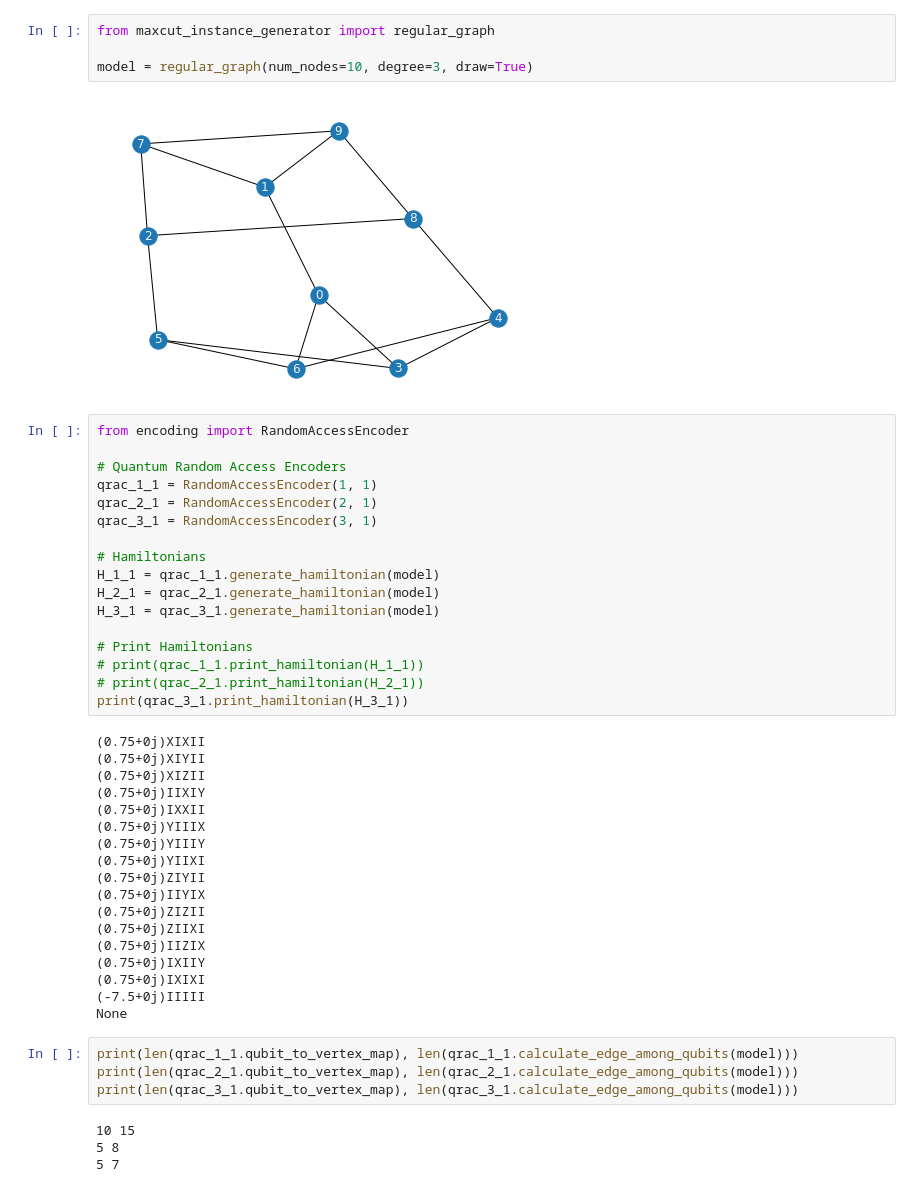
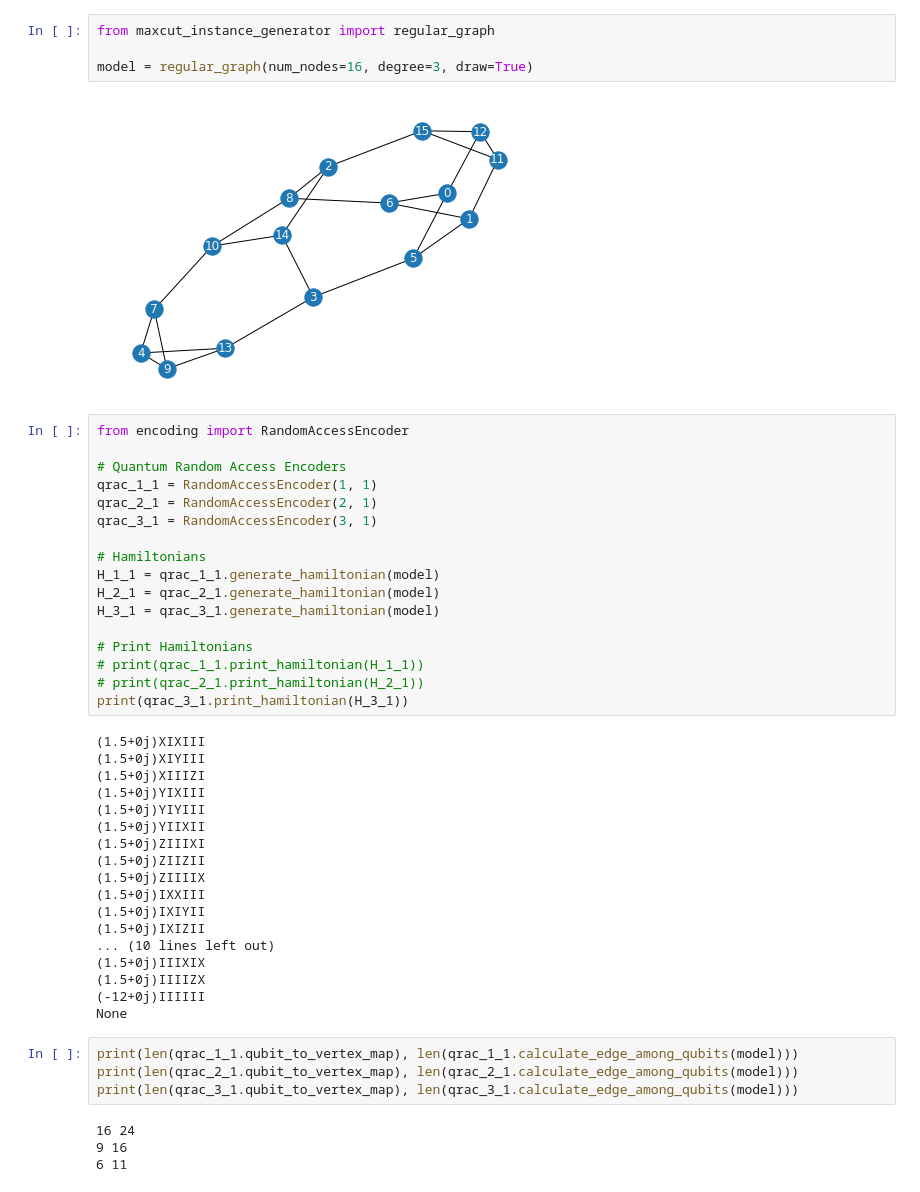
Before and after one commit to terapoon/qrao_experiment, a Jupyter notebook: qulacs/play_ground.ipynb, the cells around one changed output. Saved outputs shown, nothing was run; the diff lists cells and outputs as text.

```diff
--- a/qulacs/play_ground.ipynb
+++ b/qulacs/play_ground.ipynb
@@ -1,9 +1,9 @@
 # %%
 from maxcut_instance_generator import regular_graph
 
-model = regular_graph(num_nodes=10, degree=3, draw=True)
+model = regular_graph(num_nodes=16, degree=3, draw=True)
 # %% [output]
-[figure, old version]
+[figure, new version]
 # %%
 from encoding import RandomAccessEncoder
 
@@ -22,28 +22,28 @@ H_3_1 = qrac_3_1.generate_hamiltonian(model)
 # print(qrac_2_1.print_hamiltonian(H_2_1))
 print(qrac_3_1.print_hamiltonian(H_3_1))
 # %% [output]
-(0.75+0j)XIXII
-(0.75+0j)XIYII
-(0.75+0j)XIZII
-(0.75+0j)IIXIY
-(0.75+0j)IXXII
-(0.75+0j)YIIIX
-(0.75+0j)YIIIY
-(0.75+0j)YIIXI
-(0.75+0j)ZIYII
-(0.75+0j)IIYIX
-(0.75+0j)ZIZII
-(0.75+0j)ZIIXI
-(0.75+0j)IIZIX
-(0.75+0j)IXIIY
-(0.75+0j)IXIXI
-(-7.5+0j)IIIII
+(1.5+0j)XIXIII
+(1.5+0j)XIYIII
+(1.5+0j)XIIIZI
+(1.5+0j)YIXIII
+(1.5+0j)YIYIII
+(1.5+0j)YIIXII
+(1.5+0j)ZIIIXI
+(1.5+0j)ZIIZII
+(1.5+0j)ZIIIIX
+(1.5+0j)IXXIII
+(1.5+0j)IXIYII
+(1.5+0j)IXIZII
+... (10 lines left out)
+(1.5+0j)IIIXIX
+(1.5+0j)IIIIZX
+(-12+0j)IIIIII
 None
 # %%
 print(len(qrac_1_1.qubit_to_vertex_map), len(qrac_1_1.calculate_edge_among_qubits(model)))
 print(len(qrac_2_1.qubit_to_vertex_map), len(qrac_2_1.calculate_edge_among_qubits(model)))
 print(len(qrac_3_1.qubit_to_vertex_map), len(qrac_3_1.calculate_edge_among_qubits(model)))
 # %% [output]
-10 15
-5 8
-5 7
+16 24
+9 16
+6 11
```
Also changed, not shown: parts of 10 cells of this notebook, 4 other files.
